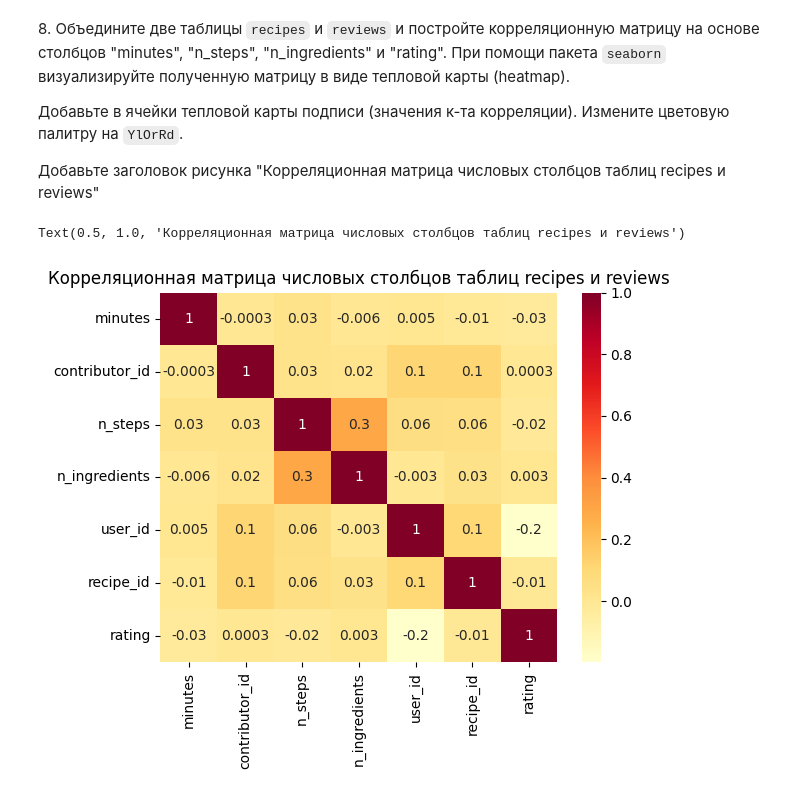
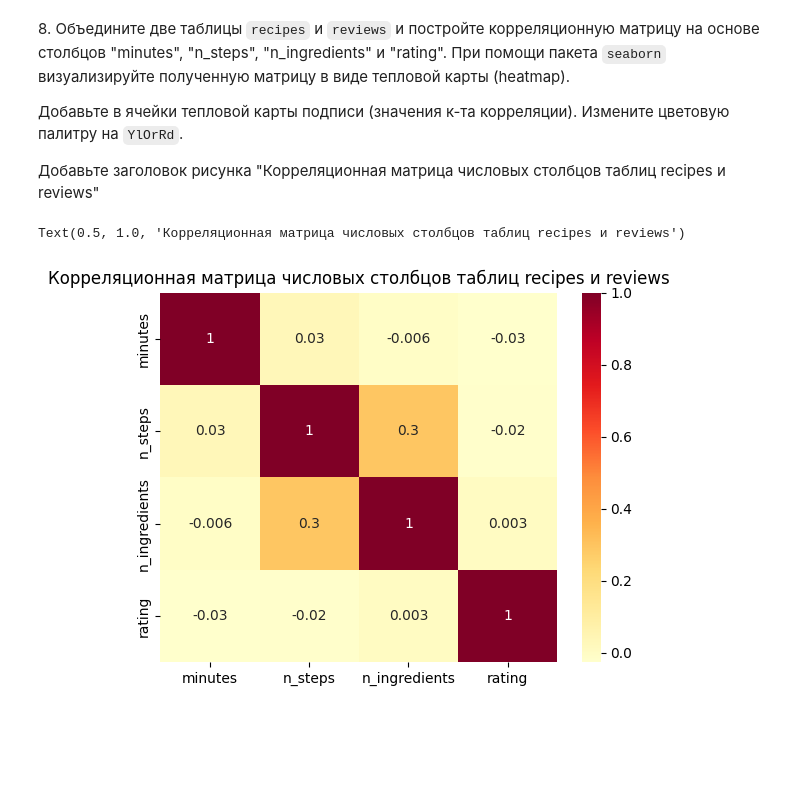
Before and after one commit to inmyfavor/Laboratornaya-rabota-5, a Jupyter notebook: 05_visualization.ipynb, the cells around one changed output. Cells and saved outputs as stored; diff of their text form; code cells hidden in the pictures; blank space fills up the shorter version.

```diff
--- a/05_visualization.ipynb
+++ b/05_visualization.ipynb
@@ -282,0 +239,4 @@ Text(0.5, 1.0, 'Размеры групп рецептов')
+# %%
+recipes['duration'] = np.where(recipes.minutes < 5, 'короткий', recipes.duration)
+recipes['duration'] = np.where((recipes.minutes > 5) & (recipes.minutes < 50), 'средний', recipes.duration)
+recipes['duration'] = np.where(recipes.minutes > 50, 'длинный', recipes.duration)
@@ -329,11 +302,11 @@ sns.displot(recipes, x='n_steps', y='n_ingredients', hue='minutes')
 Добавьте заголовок рисунка "Корреляционная матрица числовых столбцов таблиц recipes и reviews"
 # %%
 recipes_n_reviews = recipes.merge(reviews, left_on='id', right_on='recipe_id')
-recipes_n_reviews = recipes_n_reviews.drop(columns='id')
+recipes_n_reviews = recipes_n_reviews[['minutes', 'n_steps', 'n_ingredients', 'rating']]
 
 ax = plt.axes()
 sns.heatmap(recipes_n_reviews.corr(), annot = True, fmt = '.1g', cmap= 'YlOrRd')
 ax.set_title('Корреляционная матрица числовых столбцов таблиц recipes и reviews')
 # %% [output]
 Text(0.5, 1.0, 'Корреляционная матрица числовых столбцов таблиц recipes и reviews')
-[figure, old version]
+[figure, new version]
```
Also changed, not shown: parts of 9 cells of this notebook.
